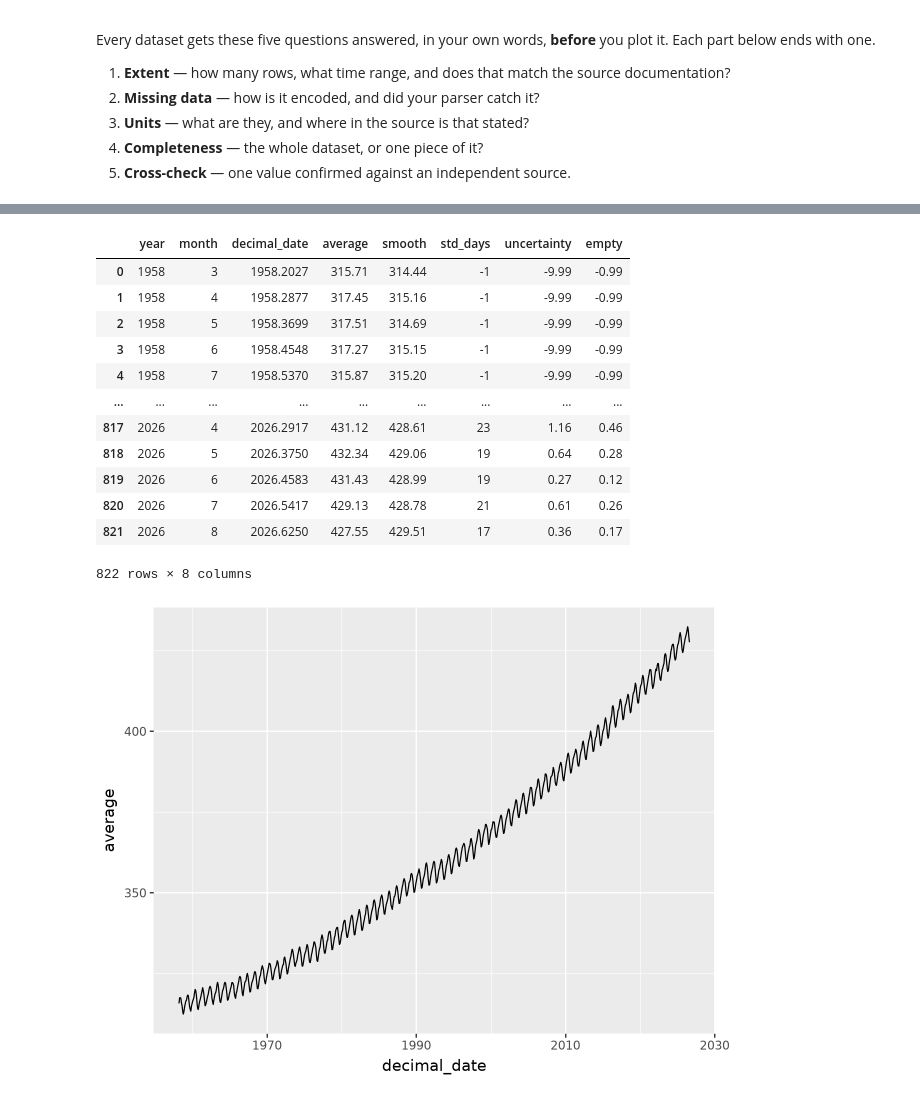
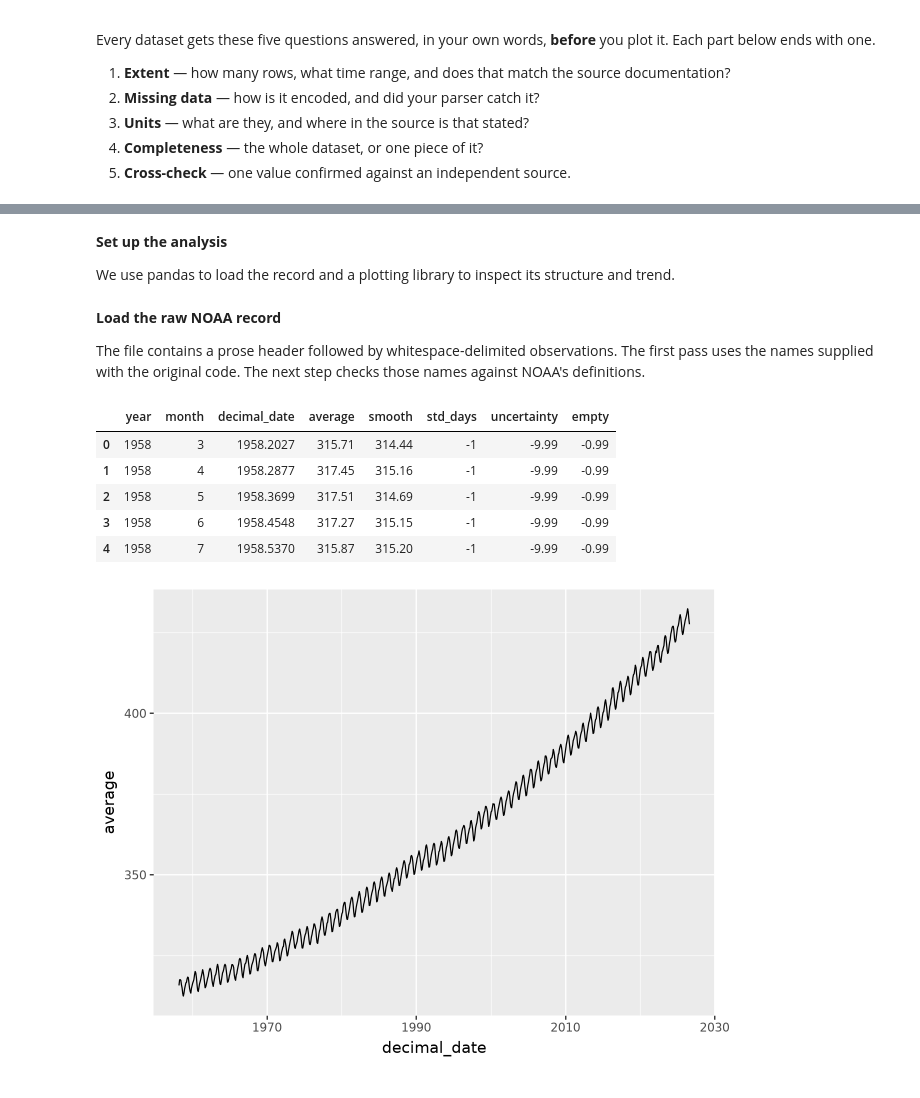
Before and after one commit to lavin-yau/ESPM-157, a Jupyter notebook: climate.ipynb, the cells around one changed output, grey strips where cells are left out. Saved outputs shown, nothing was run; the diff lists cells and outputs as text; code cells hidden in the pictures.

```diff
--- a/climate.ipynb
+++ b/climate.ipynb
@@ -49,31 +35,35 @@ Below is working code for that file. It runs and it produces a plausible plot.
+# %% [markdown]
+**Set up the analysis**
+
+We use pandas to load the record and a plotting library to inspect its structure and trend.
 # %%
 import pandas as pd
 from plotnine import *
 import ibis
 import matplotlib.pyplot as plt
+# %% [markdown]
+**Load the raw NOAA record**
+
+The file contains a prose header followed by whitespace-delimited observations. The first pass uses the names supplied with the original code. The next step checks those names against NOAA's definitions.
 # %%
 columns = ['year', 'month', 'decimal_date', 'average', 'smooth', 'std_days', 'uncertainty', 'empty']
-df = pd.read_csv("https://gml.noaa.gov/webdata/ccgg/trends/co2/co2_mm_mlo.txt",
-                  sep = '\s+',
-                  comment = '#',
-                  header = None,
-                  names = columns
-                  )
-df
+
+df = pd.read_csv(
+    "https://gml.noaa.gov/webdata/ccgg/trends/co2/co2_mm_mlo.txt",
+    sep=r'\s+',
+    comment='#',
+    header=None,
+    names=columns
+)
+
+df.head(5)
 # %% [output]
 |  | year | month | decimal_date | average | smooth | std_days | uncertainty | empty |
 | 0 | 1958 | 3 | 1958.2027 | 315.71 | 314.44 | -1 | -9.99 | -0.99 |
 | 1 | 1958 | 4 | 1958.2877 | 317.45 | 315.16 | -1 | -9.99 | -0.99 |
 | 2 | 1958 | 5 | 1958.3699 | 317.51 | 314.69 | -1 | -9.99 | -0.99 |
 | 3 | 1958 | 6 | 1958.4548 | 317.27 | 315.15 | -1 | -9.99 | -0.99 |
 | 4 | 1958 | 7 | 1958.5370 | 315.87 | 315.20 | -1 | -9.99 | -0.99 |
-| ... | ... | ... | ... | ... | ... | ... | ... | ... |
-| 817 | 2026 | 4 | 2026.2917 | 431.12 | 428.61 | 23 | 1.16 | 0.46 |
-| 818 | 2026 | 5 | 2026.3750 | 432.34 | 429.06 | 19 | 0.64 | 0.28 |
-| 819 | 2026 | 6 | 2026.4583 | 431.43 | 428.99 | 19 | 0.27 | 0.12 |
-| 820 | 2026 | 7 | 2026.5417 | 429.13 | 428.78 | 21 | 0.61 | 0.26 |
-| 821 | 2026 | 8 | 2026.6250 | 427.55 | 429.51 | 17 | 0.36 | 0.17 |
-822 rows × 8 columns
 # %%
 ggplot(df, aes(x="decimal_date", y="average")) + geom_line()
 # %% [output]
```
Also changed, not shown: parts of 38 cells of this notebook, 1 other file.
